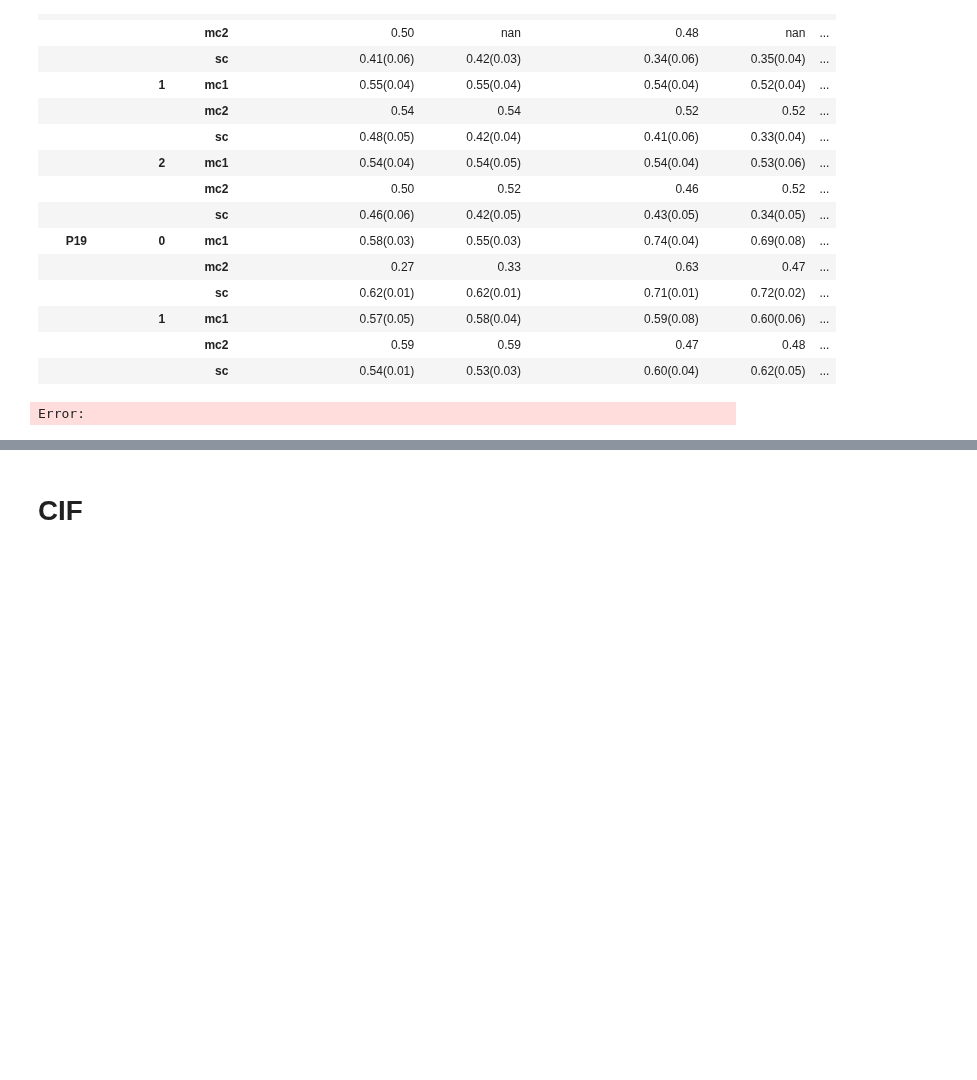
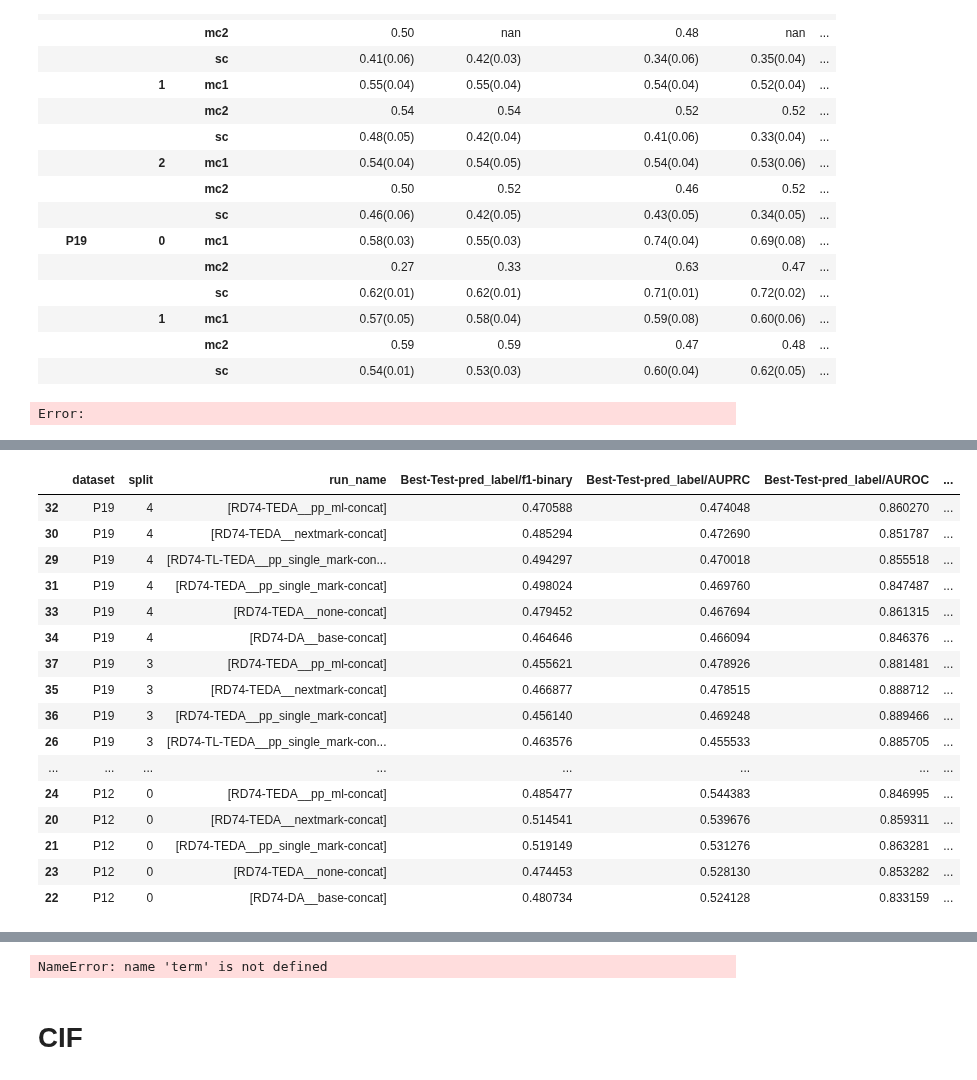
Before and after one commit to hojjatkarami/tedam2, a Jupyter notebook: jup_res.ipynb, the cells around one changed output, grey strips where cells are left out. Cells and saved outputs as stored; diff of their text form; code cells hidden in the pictures; blank space fills up the shorter version.

```diff
--- a/jup_res.ipynb
+++ b/jup_res.ipynb
@@ -381,6 +386,7 @@ Name: path, dtype: object
 # Table III
 # %%
 runs = api.runs("hokarami/TEEDAM_supervised")
-df_filt = dl_runs(runs, selected_tag='H70HHGGG') # H70PretrainedOnly
+# df_filt = dl_runs(runs, selected_tag='H70HHGGG') # H70PretrainedOnly
+df_filt = dl_runs(runs, selected_tag='RD74-table') # H70PretrainedOnly
 len(df_filt)
 # %% [output]
@@ -481,0 +529,70 @@ Error:
+# %%
+i_groupby_row =['dataset','split','run_name']
+i_groupby_col = ['event_enc','mod']
+i_groupby_col=['INPUT','OUTPUT']
+i_agg = ['split']
+
+i_groupby_col=[]
+i_agg = []
+
+# 'knn-ps-mean',
+i_metric = ['Best-Test-pred_label/f1-binary','Best-Test-pred_label/AUPRC','Best-Test-pred_label/AUROC',
+            'Best-Valid-pred_label/f1-binary','Best-Valid-pred_label/AUPRC','Best-Valid-pred_label/AUROC']
+# i_metric = ['Test-CIF/NLL-#events']
+i_stats=['mean','std']
+# i_stats=['mean']
+
+#df_filt.iloc[0].config.keys()
+
+d_name = [x for x in df_filt.name]
+
+df_config = pd.DataFrame(   [{k:v for k,v in x.items()} for x in df_filt.config]    )
+
+df_summary = pd.DataFrame(   [{k:v for k,v in x.items()} for x in df_filt.summary]    )
+
+df = pd.concat([df_config, df_summary],axis=1)
+# df.name = df_filt.name
+df = df[i_groupby_row + i_groupby_col + i_agg + i_metric]
+
+# remove the last 6 characters from the run_name
+df['run_name'] = df['run_name'].apply(lambda x:x[:-7])
+
+
+df.sort_values(by=['dataset','split'] + ['Best-Test-pred_label/AUPRC'], ascending=False)
+df.sort_values(by=['dataset','run_name']).groupby(['dataset','run_name'])[i_metric].mean()
+
+
+term
+
+a0 = df.groupby(i_groupby_row + i_groupby_col)[i_metric].size().rename('runs')
+
+a1 = df.groupby(i_groupby_row + i_groupby_col)[i_metric].aggregate(i_stats).round(3)
+
+a1 = df.groupby(i_groupby_row + i_groupby_col)[i_metric].aggregate(lambda x:f'{round(x.mean()*1,2):.2f}({round(x.std()*1,2):.2f})'   ) #
+
+# a4 = df.groupby(i_by)[i_metric].apply(lambda x:x.round(3).tolist())   # x.round(3).tolist()
+a1
+
+a1.reset_index().pivot(index=i_groupby_row,columns=i_groupby_col).replace(r'\(nan\)$', '',regex=True)
+
+
+
+# a1.to_excel("aaa.xlsx")
+# %% [output]
+|  | dataset | split | run_name | Best-Test-pred_label/f1-binary | Best-Test-pred_label/AUPRC | Best-Test-pred_label/AUROC | ... |
+| 32 | P19 | 4 | [RD74-TEDA__pp_ml-concat] | 0.470588 | 0.474048 | 0.860270 | ... |
+| 30 | P19 | 4 | [RD74-TEDA__nextmark-concat] | 0.485294 | 0.472690 | 0.851787 | ... |
+| 29 | P19 | 4 | [RD74-TL-TEDA__pp_single_mark-con... | 0.494297 | 0.470018 | 0.855518 | ... |
+| 31 | P19 | 4 | [RD74-TEDA__pp_single_mark-concat] | 0.498024 | 0.469760 | 0.847487 | ... |
+| 33 | P19 | 4 | [RD74-TEDA__none-concat] | 0.479452 | 0.467694 | 0.861315 | ... |
+| 34 | P19 | 4 | [RD74-DA__base-concat] | 0.464646 | 0.466094 | 0.846376 | ... |
+| 37 | P19 | 3 | [RD74-TEDA__pp_ml-concat] | 0.455621 | 0.478926 | 0.881481 | ... |
+| 35 | P19 | 3 | [RD74-TEDA__nextmark-concat] | 0.466877 | 0.478515 | 0.888712 | ... |
+| 36 | P19 | 3 | [RD74-TEDA__pp_single_mark-concat] | 0.456140 | 0.469248 | 0.889466 | ... |
+| 26 | P19 | 3 | [RD74-TL-TEDA__pp_single_mark-con... | 0.463576 | 0.455533 | 0.885705 | ... |
+| ... | ... | ... | ... | ... | ... | ... | ... |
+| 24 | P12 | 0 | [RD74-TEDA__pp_ml-concat] | 0.485477 | 0.544383 | 0.846995 | ... |
+| 20 | P12 | 0 | [RD74-TEDA__nextmark-concat] | 0.514541 | 0.539676 | 0.859311 | ... |
+| 21 | P12 | 0 | [RD74-TEDA__pp_single_mark-concat] | 0.519149 | 0.531276 | 0.863281 | ... |
+| 23 | P12 | 0 | [RD74-TEDA__none-concat] | 0.474453 | 0.528130 | 0.853282 | ... |
+| 22 | P12 | 0 | [RD74-DA__base-concat] | 0.480734 | 0.524128 | 0.833159 | ... |
@@ -482,3 +612,4 @@ Error:
+NameError: name 'term' is not defined
 # %% [markdown]
 # CIF
 # %%
```
Also changed, not shown: parts of 5 cells of this notebook, 1 other file.
